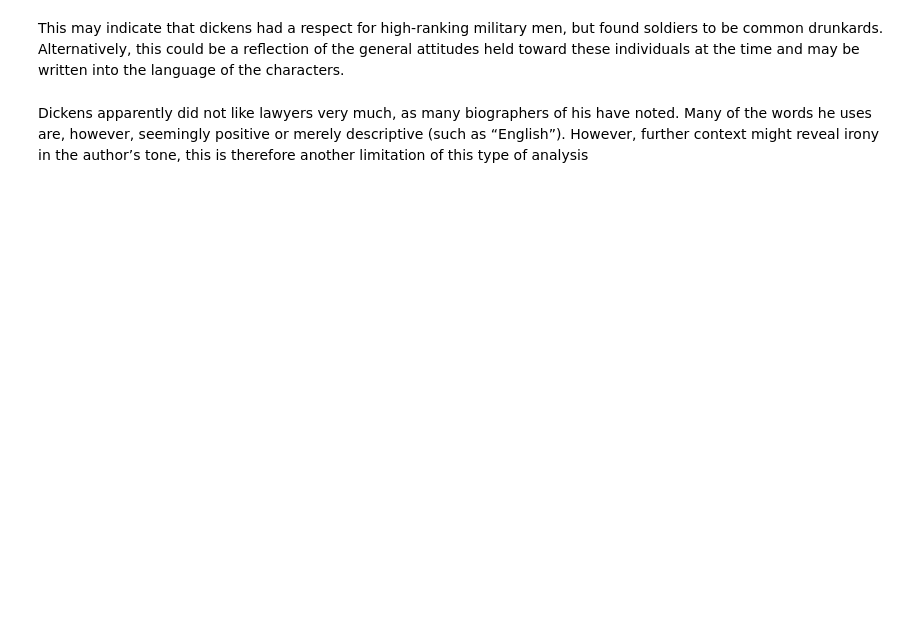
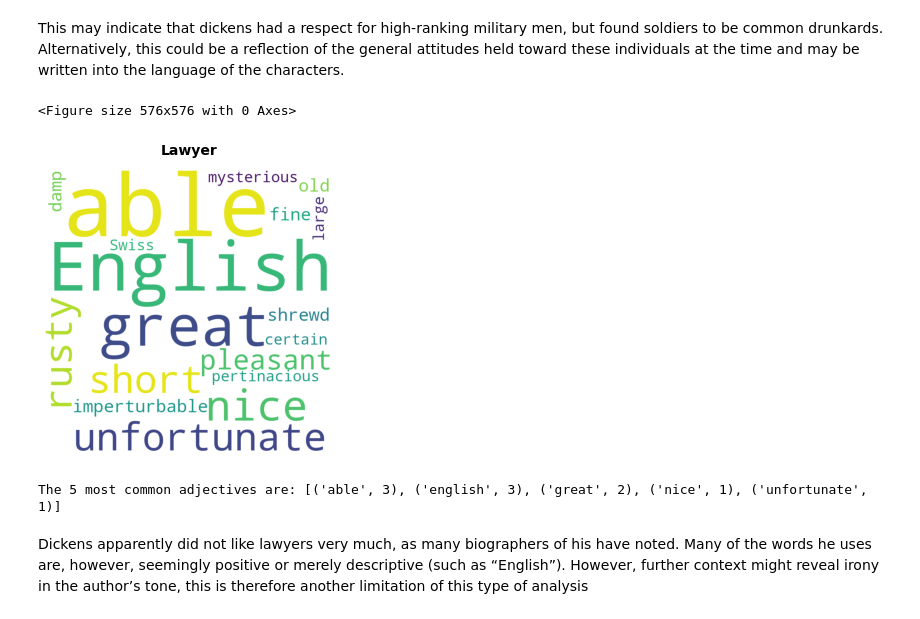
Before and after one commit to olincollege/Dickens-opinions-analysis, a Jupyter notebook: Computational_Essay.ipynb, the cells around one changed output. Saved outputs shown, nothing was run; the diff lists cells and outputs as text; code cells hidden in the pictures; blank space fills up the shorter version.

```diff
--- a/Computational_Essay.ipynb
+++ b/Computational_Essay.ipynb
@@ -110,6 +113,11 @@ It can be interesting to compare similar professions of different rank. From our
 This may indicate that dickens had a respect for high-ranking military men, but found soldiers to be common drunkards. Alternatively, this could be a reflection of the general attitudes held toward these individuals at the time and may be written into the language of the characters.
 # %%
 # WordCloud for Lawyers
+make_word_clouds_specific_categories([3])
+# %% [output]
+<Figure size 576x576 with 0 Axes>
+[figure, added]
+The 5 most common adjectives are: [('able', 3), ('english', 3), ('great', 2), ('nice', 1), ('unfortunate', 1)]
 # %% [markdown]
 Dickens apparently did not like lawyers very much, as many biographers of his have noted. Many of the words he uses are, however, seemingly positive or merely descriptive (such as “English”). However, further context might reveal irony in the author’s tone, this is therefore another limitation of this type of analysis
 # %%
```
Also changed, not shown: parts of 5 cells of this notebook.
